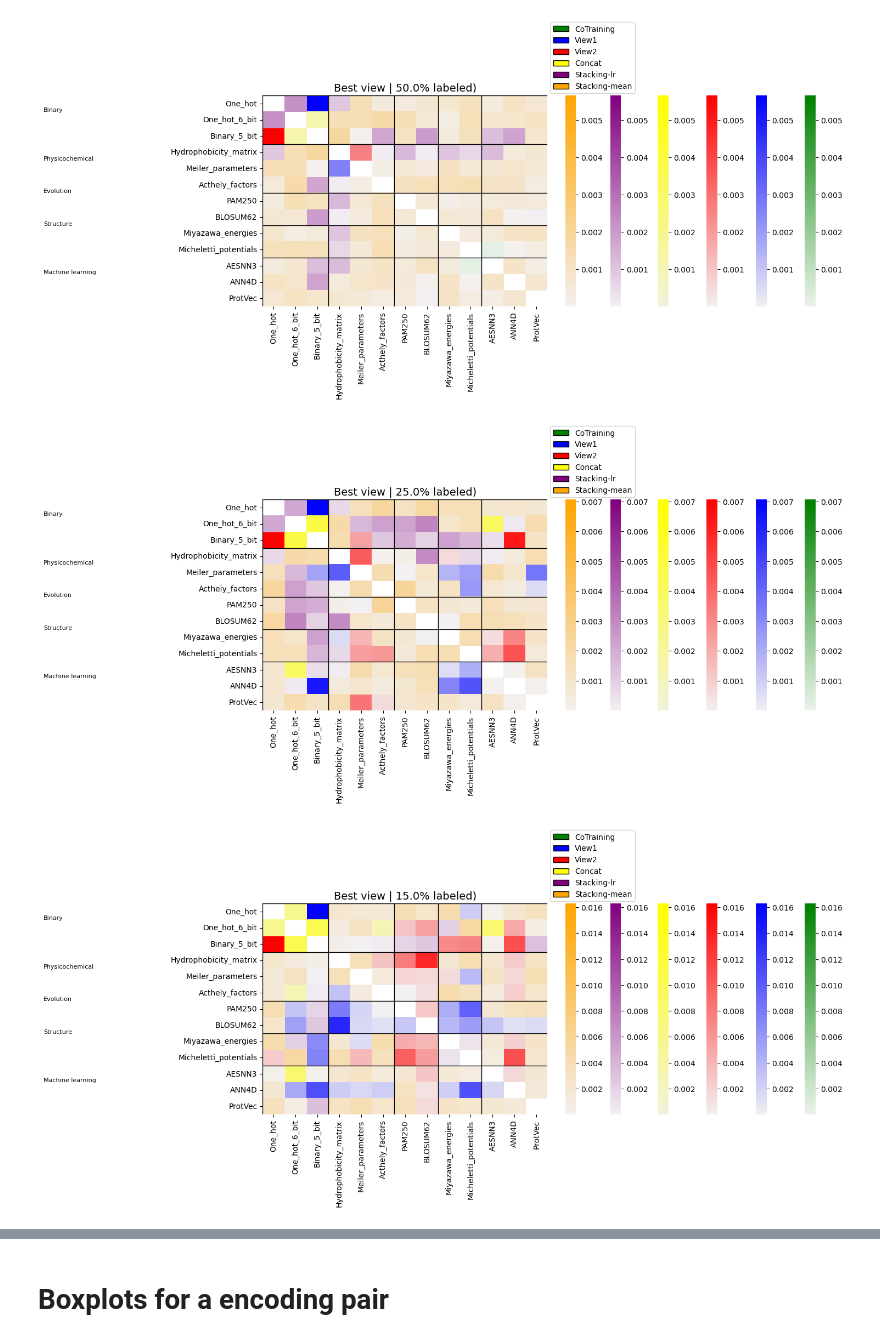
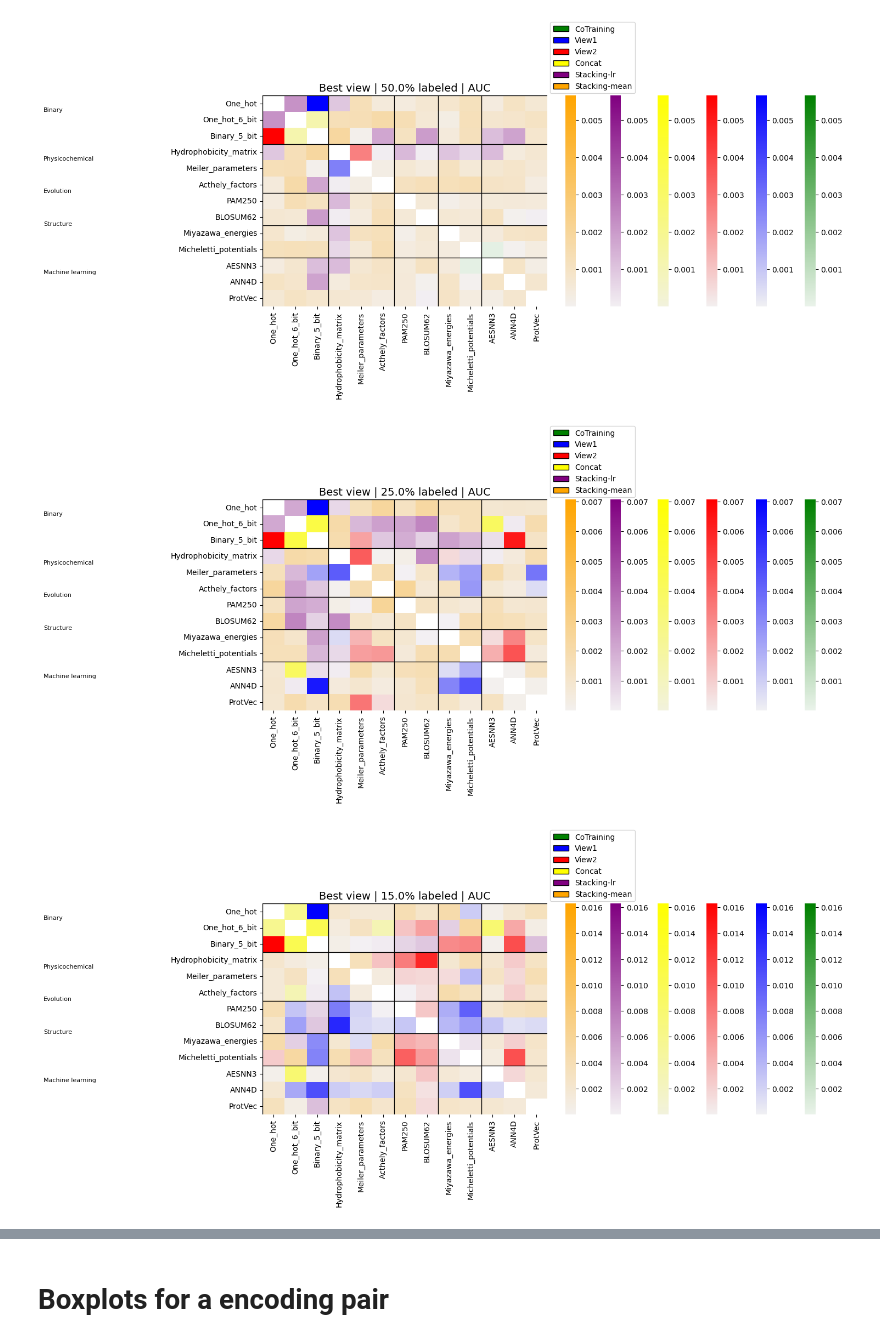
Before and after one commit to JoseBarbero/MultiencodingFitnessPrediction, a Jupyter notebook: Encodings/CombineEncodings_analysis.ipynb, the cells around one changed output, grey strips where cells are left out. Cells and saved outputs as stored; diff of their text form; code cells hidden in the pictures.

```diff
--- a/Encodings/CombineEncodings_analysis.ipynb
+++ b/Encodings/CombineEncodings_analysis.ipynb
@@ -178,7 +201,7 @@ def create_heatmap_dict(one_vs_all_dict, labeled, view_combination, plot=False):
     return heatmap_df
 # %%
 from matplotlib.patches import Patch
-def create_heatmap_dict_all_vs_all(one_vs_all_dict, labeled):
+def create_heatmap_dict_all_vs_all(one_vs_all_dict, labeled, metric):
     cmap1 = sns.light_palette("green", as_cmap=True)
     cmap1.set_under('none')
     cmap2 = sns.light_palette("blue", as_cmap=True)
@@ -228,7 +251,7 @@ def create_heatmap_dict_all_vs_all(one_vs_all_dict, labeled):
         plt.axvline(x=new_columns_order.index(encodings[0]), color='black', linewidth=1)
         plt.axhline(y=new_columns_order.index(encodings[0]), color='black', linewidth=1)
         plt.text(x=-10, y=new_columns_order.index(encodings[-1])-1, s=group, rotation=0, fontsize=8)
-    plt.title(f'Best view | {labeled*100}% labeled)', fontsize=14)
+    plt.title(f'Best view | {labeled*100}% labeled | {metric}', fontsize=14)
 
     # Legend with colors
     legend_elements = [Patch(facecolor=cmap1(1000), edgecolor='black', label='CoTraining'),
@@ -244,25 +267,20 @@ def create_heatmap_dict_all_vs_all(one_vs_all_dict, labeled):
 # %%
 labeled_sizes =  [0.5, 0.25, 0.15, 0.1, 0.05, 0.03, 0.01]
 # labeled_sizes =  [0.1]
 for labeled_size in labeled_sizes:
 
-    #view = "Concat"
-    view = "Stacking-lr"
-
-    #views =  ["CoTraining", "Concat", "View1", "View2"]
     views =  ["CoTraining", "Concat", "Stacking-mean", "View1", "View2"]
-
+    metric = "AUC" # "AUC", "Spearman_r" or ""
     one_vs_all_dict = {}
     one_vs_all_dict["CoTraining"] = create_heatmap_dict(get_one_vs_all_results(df, "AUC", encodings, "CoTraining", views), labeled_size, "CoTraining")
     one_vs_all_dict["View1"] = create_heatmap_dict(get_one_vs_all_results(df, "AUC", encodings, "View1", views), labeled_size, "View1")
     one_vs_all_dict["View2"] = create_heatmap_dict(get_one_vs_all_results(df, "AUC", encodings, "View2", views), labeled_size, "View2")
     one_vs_all_dict["Concat"] = create_heatmap_dict(get_one_vs_all_results(df, "AUC", encodings, "Concat", views), labeled_size, "Concat")
     one_vs_all_dict["Stacking-lr"] = create_heatmap_dict(get_one_vs_all_results(df, "AUC", encodings, "Stacking-lr", views), labeled_size, "Stacking-lr")
     one_vs_all_dict["Stacking-mean"] = create_heatmap_dict(get_one_vs_all_results(df, "AUC", encodings, "Stacking-mean", views), labeled_size, "Stacking-mean")
 
-
-    create_heatmap_dict_all_vs_all(one_vs_all_dict, labeled_size)
+    create_heatmap_dict_all_vs_all(one_vs_all_dict, labeled_size, metric)
 # %% [output]
-[figure, old version]
+[figure, new version]
-[figure, old version]
+[figure, new version]
-[figure, old version]
+[figure, new version]
```
Also changed, not shown: parts of 4 cells of this notebook, 3 other files.
